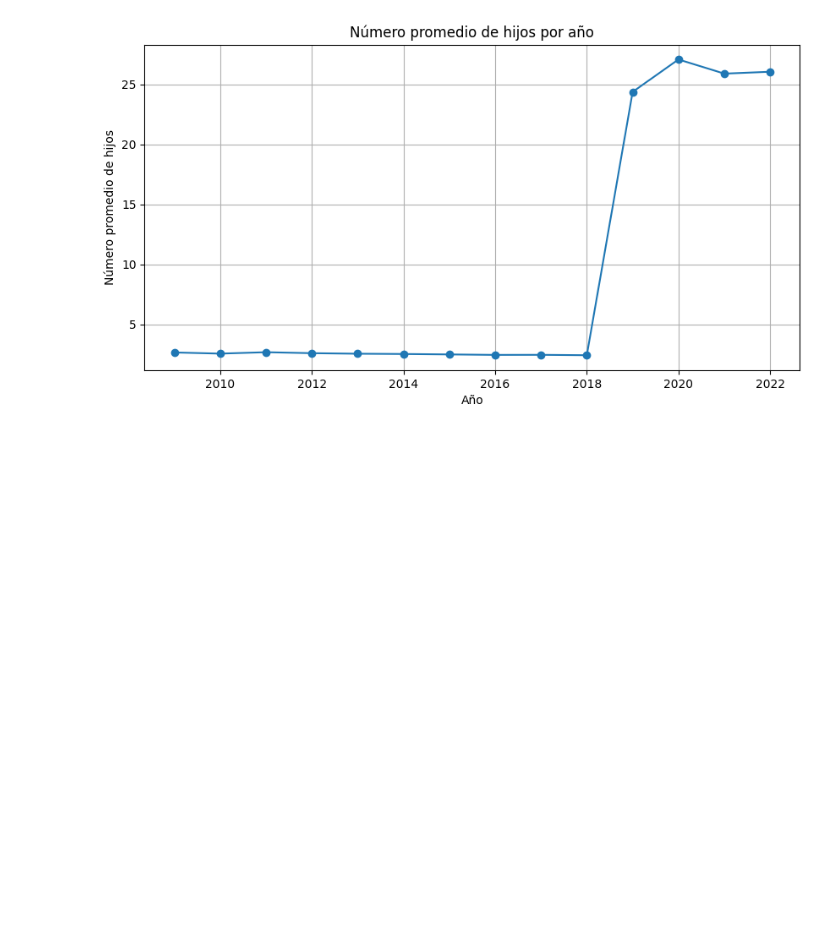
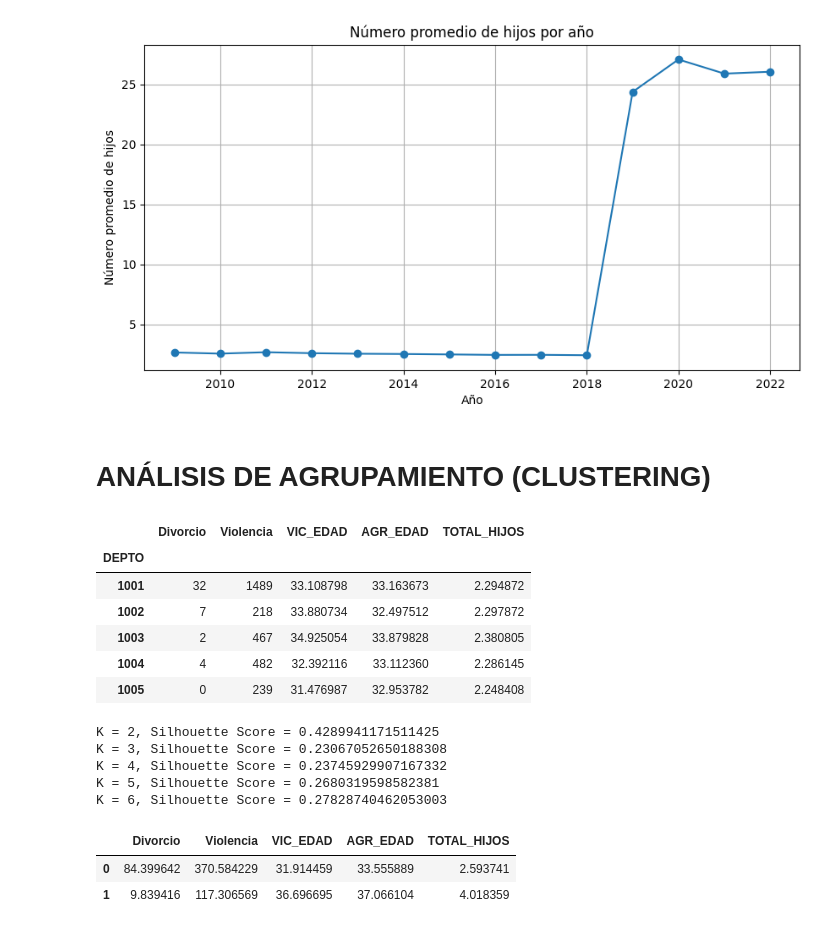
Before and after one commit to ecarcamo/pry1-data-mining, a Jupyter notebook: data/main.ipynb, the cells around one changed output. Cells and saved outputs as stored; diff of their text form; code cells hidden in the pictures; blank space fills up the shorter version.

```diff
--- a/data/main.ipynb
+++ b/data/main.ipynb
@@ -636,3 +639,34 @@ plt.show()
 # %% [output]
 [figure]
 [figure]
+# %% [markdown]
+# ANÁLISIS DE AGRUPAMIENTO (CLUSTERING)
+# %%
+# Crear variable EVENTO_REAL si no existe
+df["EVENTO_REAL"] = df.apply(
+    lambda row: "Violencia" if pd.notna(row["VIC_EDAD"]) else "Divorcio",
+    axis=1
+)
+
+# Agrupar por departamento
+tabla_cluster = df.groupby(["DEPTO", "EVENTO_REAL"]).size().unstack(fill_value=0)
+
+# Agregar promedios relevantes
+promedios = df.groupby("DEPTO").agg({
+    "VIC_EDAD": "mean",
+    "AGR_EDAD": "mean",
+    "TOTAL_HIJOS": "mean"
+})
+
+# Unir tablas
+df_cluster = tabla_cluster.join(promedios)
+
+df_cluster.head()
+# %% [output]
+|  | Divorcio | Violencia | VIC_EDAD | AGR_EDAD | TOTAL_HIJOS |
+| DEPTO |  |  |  |  |  |
+| 1001 | 32 | 1489 | 33.108798 | 33.163673 | 2.294872 |
+| 1002 | 7 | 218 | 33.880734 | 32.497512 | 2.297872 |
+| 1003 | 2 | 467 | 34.925054 | 33.879828 | 2.380805 |
+| 1004 | 4 | 482 | 32.392116 | 33.112360 | 2.286145 |
+| 1005 | 0 | 239 | 31.476987 | 32.953782 | 2.248408 |
@@ -638,0 +679,12 @@ plt.show()
+# %%
+for k in range(2, 7):
+    kmeans = KMeans(n_clusters=k, random_state=42)
+    labels = kmeans.fit_predict(X)
+    score = silhouette_score(X, labels)
+    print(f"K = {k}, Silhouette Score = {score}")
+# %% [output]
+K = 2, Silhouette Score = 0.4289941171511425
+K = 3, Silhouette Score = 0.23067052650188308
+K = 4, Silhouette Score = 0.23745929907167332
+K = 5, Silhouette Score = 0.2680319598582381
+K = 6, Silhouette Score = 0.27828740462053003
@@ -638,0 +694,11 @@ plt.show()
+# %%
+centroides = pd.DataFrame(
+    scaler.inverse_transform(kmeans_final.cluster_centers_),
+    columns=df_cluster.columns[:-1]
+)
+
+centroides
+# %% [output]
+|  | Divorcio | Violencia | VIC_EDAD | AGR_EDAD | TOTAL_HIJOS |
+| 0 | 84.399642 | 370.584229 | 31.914459 | 33.555889 | 2.593741 |
+| 1 | 9.839416 | 117.306569 | 36.696695 | 37.066104 | 4.018359 |
```
Also changed, not shown: parts of 7 cells of this notebook.
